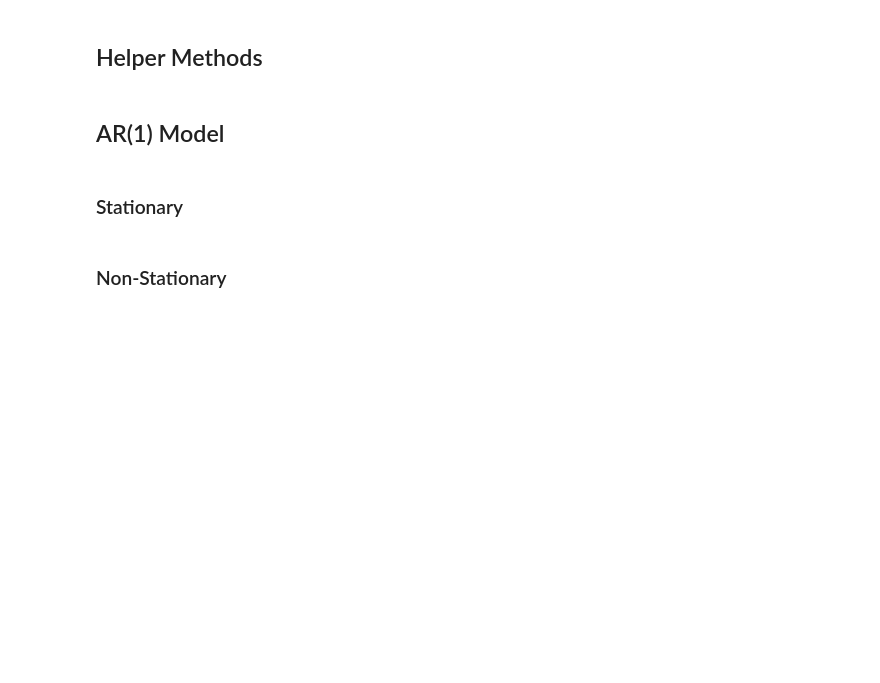
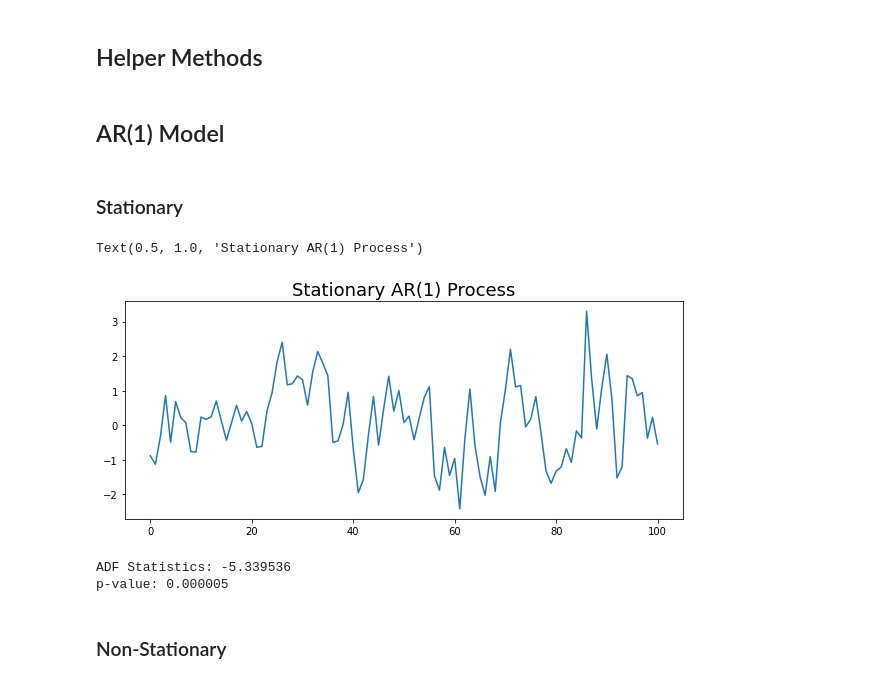
Before and after one commit to jonas-fullstack-dev/ts-dickey-fuller, a Jupyter notebook: dickey_fuller.ipynb, the cells around one changed output. Cells and saved outputs as stored; diff of their text form; code cells hidden in the pictures; blank space fills up the shorter version.

Commit message:
Perform ADF tests

```diff
--- a/dickey_fuller.ipynb
+++ b/dickey_fuller.ipynb
@@ -30,5 +30,18 @@ def perform_adf_test(series):
 ## AR(1) Model
 # %% [markdown]
 ### Stationary
+# %%
+ar_1_process = generate_ar_process(1, [0.5], 100)
+plt.figure(figsize=(10,4))
+plt.plot(ar_1_process)
+plt.title('Stationary AR(1) Process', fontsize=18)
+# %% [output]
+Text(0.5, 1.0, 'Stationary AR(1) Process')
+[figure, added]
+# %%
+perform_adf_test(ar_1_process)
+# %% [output]
+ADF Statistics: -5.339536
+p-value: 0.000005
 # %% [markdown]
 ### Non-Stationary
```
Also changed, not shown: parts of 6 cells of this notebook.
